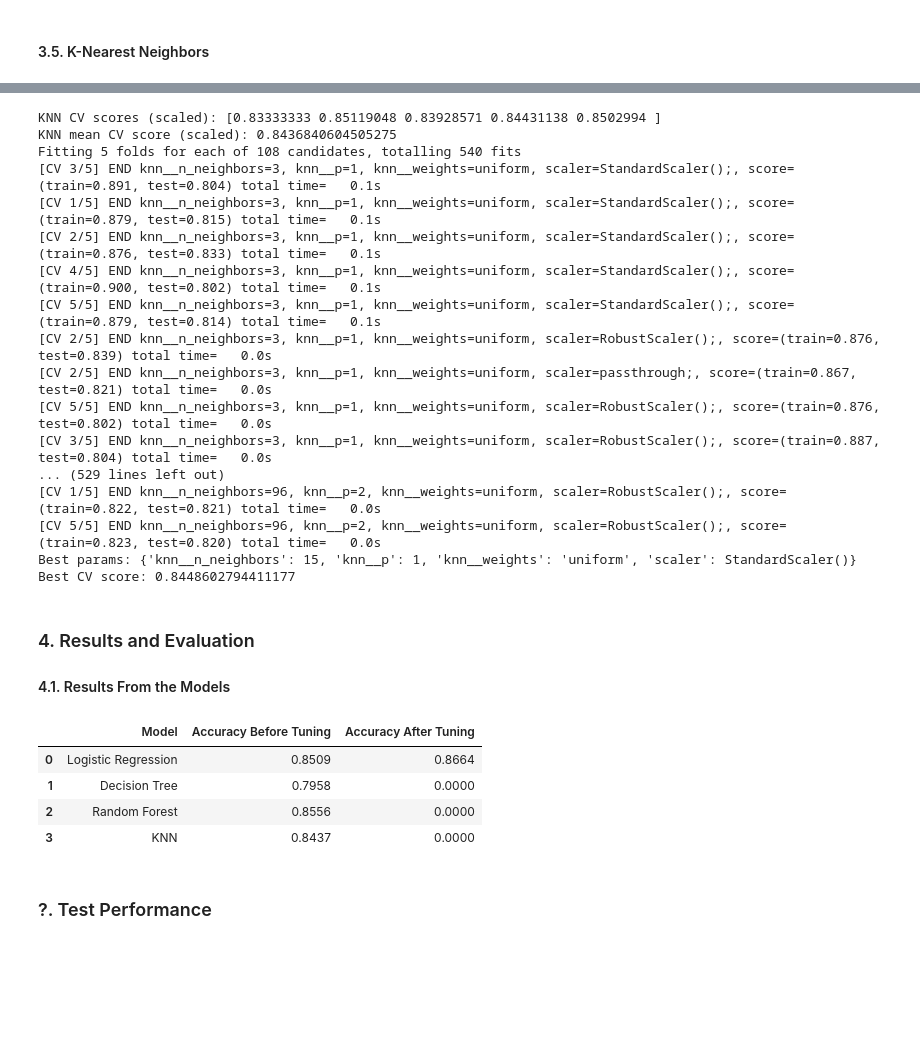
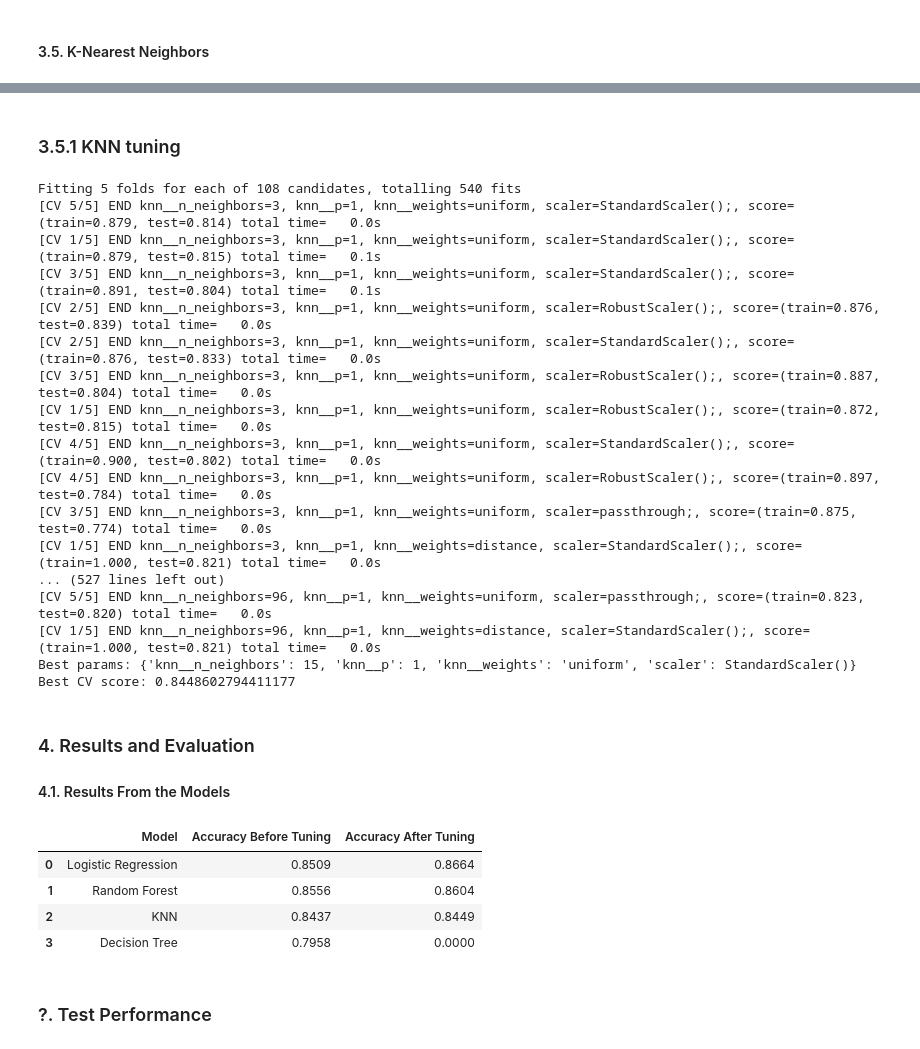
Before and after one commit to Avisonix/AML-Gruppe30, a Jupyter notebook: InProgess/IdaData.ipynb, the cells around one changed output, grey strips where cells are left out. Saved outputs shown, nothing was run; the diff lists cells and outputs as text; code cells hidden in the pictures; blank space fills up the shorter version.

```diff
--- a/InProgess/IdaData.ipynb
+++ b/InProgess/IdaData.ipynb
@@ -371,31 +511,6 @@ Random Forest mean CV score: 0.8556030795551754
+# %% [markdown]
+### 3.5.1 KNN tuning
 # %%
-knn_pipeline = Pipeline([
-    ("scaler", StandardScaler()),
-    ("knn", KNeighborsClassifier(
-        n_neighbors=15,
-        weights="distance",
-        p=2
-    ))
-])
-
-knn_cv_scores = cross_val_score(
-    knn_pipeline,
-    X_train,
-    y_train,
-    cv=cv,
-    scoring="accuracy"
-)
-
-
-print("KNN CV scores (scaled):", knn_cv_scores)
-print("KNN mean CV score (scaled):", knn_cv_scores.mean())
-
-
-pipe = Pipeline([
-    ("scaler", StandardScaler()),          # placeholder
-    ("knn", KNeighborsClassifier())
-])
-
 param_grid = {
     "scaler": [StandardScaler(), RobustScaler(), "passthrough"],
     "knn__n_neighbors": [3, 6, 9,12,15,19, 24, 48, 96],
@@ -403,36 +518,36 @@ param_grid = {
     "knn__p": [1, 2],                      # 1=Manhattan, 2=Euclidean
 }
 
-CV_grid_search = GridSearchCV(
-    estimator=pipe,
+KNN_grid = GridSearchCV(
+    estimator=knn_pipeline,
     param_grid=param_grid,
-    cv=cv,                                 # use your existing cv object
-    scoring="accuracy",                    # or "roc_auc" if you want ranking quality
+    cv=cv,
+    scoring="accuracy",
     return_train_score=True,
     n_jobs=-1,
     verbose=3
 )
 
-CV_grid_search.fit(X_train, y_train)
+KNN_grid.fit(X_train, y_train)
 
-print("Best params:", CV_grid_search.best_params_)
-print("Best CV score:", CV_grid_search.best_score_)
+print("Best params:", KNN_grid.best_params_)
+print("Best CV score:", KNN_grid.best_score_)
 # %% [output]
-KNN CV scores (scaled): [0.83333333 0.85119048 0.83928571 0.84431138 0.8502994 ]
-KNN mean CV score (scaled): 0.8436840604505275
 Fitting 5 folds for each of 108 candidates, totalling 540 fits
+[CV 5/5] END knn__n_neighbors=3, knn__p=1, knn__weights=uniform, scaler=StandardScaler();, score=(train=0.879, test=0.814) total time=   0.0s
+[CV 1/5] END knn__n_neighbors=3, knn__p=1, knn__weights=uniform, scaler=StandardScaler();, score=(train=0.879, test=0.815) total time=   0.1s
 [CV 3/5] END knn__n_neighbors=3, knn__p=1, knn__weights=uniform, scaler=StandardScaler();, score=(train=0.891, test=0.804) total time=   0.1s
-[CV 1/5] END knn__n_neighbors=3, knn__p=1, knn__weights=uniform, scaler=StandardScaler();, score=(train=0.879, test=0.815) total time=   0.1s
-[CV 2/5] END knn__n_neighbors=3, knn__p=1, knn__weights=uniform, scaler=StandardScaler();, score=(train=0.876, test=0.833) total time=   0.1s
-[CV 4/5] END knn__n_neighbors=3, knn__p=1, knn__weights=uniform, scaler=StandardScaler();, score=(train=0.900, test=0.802) total time=   0.1s
-[CV 5/5] END knn__n_neighbors=3, knn__p=1, knn__weights=uniform, scaler=StandardScaler();, score=(train=0.879, test=0.814) total time=   0.1s
 [CV 2/5] END knn__n_neighbors=3, knn__p=1, knn__weights=uniform, scaler=RobustScaler();, score=(train=0.876, test=0.839) total time=   0.0s
-[CV 2/5] END knn__n_neighbors=3, knn__p=1, knn__weights=uniform, scaler=passthrough;, score=(train=0.867, test=0.821) total time=   0.0s
-[CV 5/5] END knn__n_neighbors=3, knn__p=1, knn__weights=uniform, scaler=RobustScaler();, score=(train=0.876, test=0.802) total time=   0.0s
+[CV 2/5] END knn__n_neighbors=3, knn__p=1, knn__weights=uniform, scaler=StandardScaler();, score=(train=0.876, test=0.833) total time=   0.0s
 [CV 3/5] END knn__n_neighbors=3, knn__p=1, knn__weights=uniform, scaler=RobustScaler();, score=(train=0.887, test=0.804) total time=   0.0s
-... (529 lines left out)
-[CV 1/5] END knn__n_neighbors=96, knn__p=2, knn__weights=uniform, scaler=RobustScaler();, score=(train=0.822, test=0.821) total time=   0.0s
-[CV 5/5] END knn__n_neighbors=96, knn__p=2, knn__weights=uniform, scaler=RobustScaler();, score=(train=0.823, test=0.820) total time=   0.0s
+[CV 1/5] END knn__n_neighbors=3, knn__p=1, knn__weights=uniform, scaler=RobustScaler();, score=(train=0.872, test=0.815) total time=   0.0s
+[CV 4/5] END knn__n_neighbors=3, knn__p=1, knn__weights=uniform, scaler=StandardScaler();, score=(train=0.900, test=0.802) total time=   0.0s
+[CV 4/5] END knn__n_neighbors=3, knn__p=1, knn__weights=uniform, scaler=RobustScaler();, score=(train=0.897, test=0.784) total time=   0.0s
+[CV 3/5] END knn__n_neighbors=3, knn__p=1, knn__weights=uniform, scaler=passthrough;, score=(train=0.875, test=0.774) total time=   0.0s
+[CV 1/5] END knn__n_neighbors=3, knn__p=1, knn__weights=distance, scaler=StandardScaler();, score=(train=1.000, test=0.821) total time=   0.0s
+... (527 lines left out)
+[CV 5/5] END knn__n_neighbors=96, knn__p=1, knn__weights=uniform, scaler=passthrough;, score=(train=0.823, test=0.820) total time=   0.0s
+[CV 1/5] END knn__n_neighbors=96, knn__p=1, knn__weights=distance, scaler=StandardScaler();, score=(train=1.000, test=0.821) total time=   0.0s
 Best params: {'knn__n_neighbors': 15, 'knn__p': 1, 'knn__weights': 'uniform', 'scaler': StandardScaler()}
 Best CV score: 0.8448602794411177
 # %% [markdown]
@@ -441,37 +556,37 @@ Best CV score: 0.8448602794411177
 # %%
 # Collect results from the models
 # Results before hyperparameter tuning
 results_before = {
     "Logistic Regression": lr_cv_scores.mean(),
     "Decision Tree": dt_cv_scores.mean(),
     "Random Forest": rf_cv_scores.mean(),
     "KNN": knn_cv_scores.mean()
 }
 
 # Results after hyperparameter tuning
 results_after = {
     "Logistic Regression": lr_grid.best_score_,
     "Decision Tree": 0,
-    "Random Forest": 0,
-    "KNN": 0
+    "Random Forest": rf_grid.best_score_,
+    "KNN": KNN_grid.best_score_
 }
 
 # Convert to a clean table
 results_table = pd.DataFrame({
     "Model": list(results_before.keys()),
     "Accuracy Before Tuning": [round(v, 4) for v in results_before.values()],
     "Accuracy After Tuning": [round(v, 4) for v in results_after.values()]
 })
 
 
 
 # Display results sorted by accuracy
 results_table.sort_values("Accuracy After Tuning", ascending=False).reset_index(drop=True)
 # %% [output]
 |  | Model | Accuracy Before Tuning | Accuracy After Tuning |
 | 0 | Logistic Regression | 0.8509 | 0.8664 |
-| 1 | Decision Tree | 0.7958 | 0.0000 |
-| 2 | Random Forest | 0.8556 | 0.0000 |
-| 3 | KNN | 0.8437 | 0.0000 |
+| 1 | Random Forest | 0.8556 | 0.8604 |
+| 2 | KNN | 0.8437 | 0.8449 |
+| 3 | Decision Tree | 0.7958 | 0.0000 |
 # %% [markdown]
 ### ?. Test Performance
```
Also changed, not shown: parts of 16 cells of this notebook, 1 other file.
